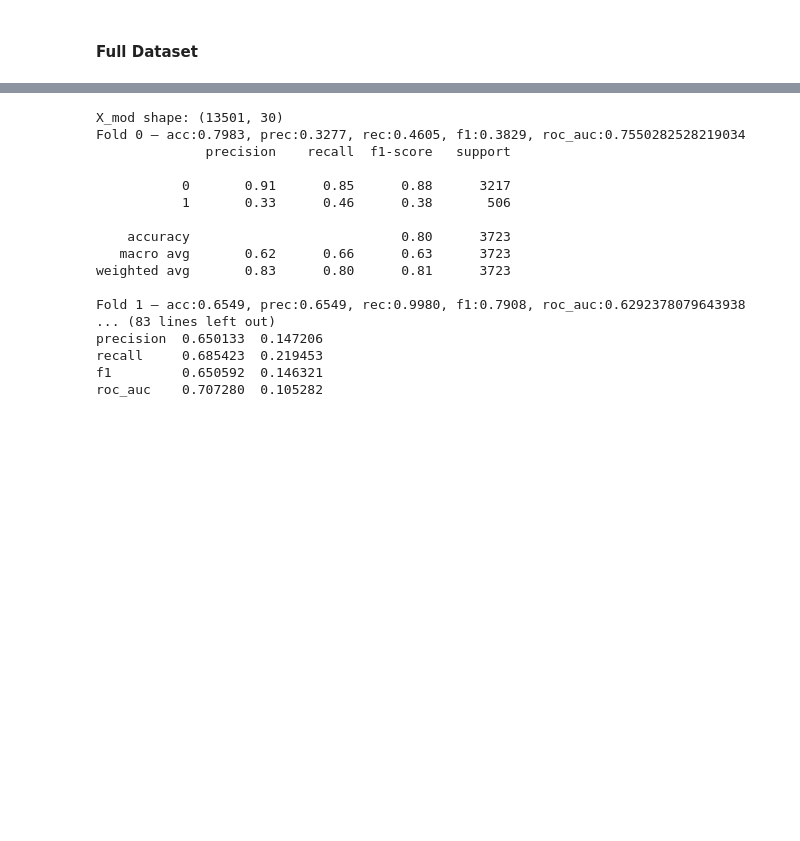
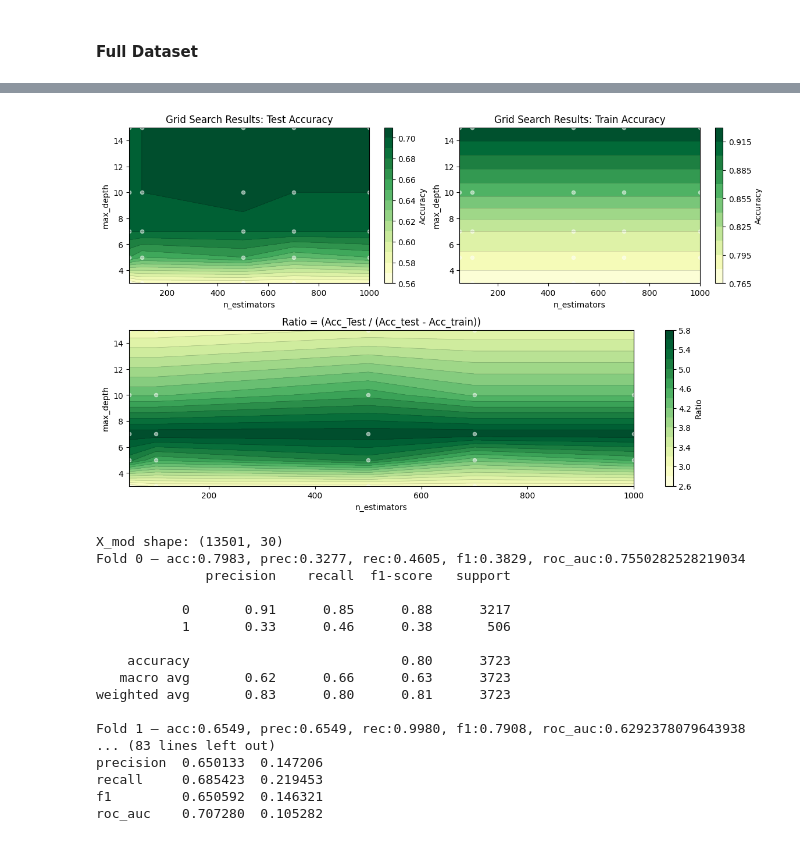
Before and after one commit to emanuel-gf/PlantNet-Species-ML-Project, a Jupyter notebook: milestone2.ipynb, the cells around one changed output, grey strips where cells are left out. Drawn from its saved outputs; the diff is of its cells as text; code cells hidden in the pictures; blank space fills up the shorter version.

Commit message:
- nice plot gridsearch

```diff
--- a/milestone2.ipynb
+++ b/milestone2.ipynb
@@ -1059,3 +986,69 @@ plt.show()
+# %%
+from scipy.interpolate import griddata
+import matplotlib.pyplot as plt
+import matplotlib.gridspec as gridspec
+
+dfgs['mean_test'] = dfgs['mean_test_score'].apply(lambda x:np.round(x,2))
+dfgs['mean_train'] = dfgs['mean_train_score'].apply(lambda x:np.round(x,2))
+
+## X,Y,Z
+n_estimators = dfgs['param_clf__n_estimators'].values
+max_depth = dfgs['param_clf__max_depth'].values
+accuracy = dfgs['mean_test'].values
+accuracy_train = dfgs['mean_train'].values
+
+# Create a regular grid
+n_est_unique = np.sort(dfgs['param_clf__n_estimators'].unique())
+max_depth_unique = np.sort(dfgs['param_clf__max_depth'].unique())
+X, Y = np.meshgrid(n_est_unique, max_depth_unique)
+
+# Interpolate the accuracy values onto the grid
+Z = griddata((n_estimators, max_depth), accuracy, (X, Y), method='cubic')
+Z_train = griddata((n_estimators,max_depth), accuracy_train, (X,Y), method='cubic')
+
+## ------------------------------------
+# Create figure with GridSpec
+fig = plt.figure(figsize=(14, 8))
+gs = gridspec.GridSpec(2, 2, figure=fig, hspace=0.3, wspace=0.1)
+
+# Create axes: top row has 2 subplots, bottom row spans full width
+ax0 = fig.add_subplot(gs[0, 0])
+ax1 = fig.add_subplot(gs[0, 1])
+ax2 = fig.add_subplot(gs[1, :])  # Spans both columns
+
+# Plot 1: Test Accuracy
+CS = ax0.contourf(X, Y, Z, levels=15, cmap='YlGn')
+ax0.contour(X, Y, Z, levels=15, colors='black', alpha=0.2, linewidths=0.5)
+ax0.set_xlabel('n_estimators')
+ax0.set_ylabel('max_depth')
+ax0.set_title('Grid Search Results: Test Accuracy')
+plt.colorbar(CS, ax=ax0, label='Accuracy')
+ax0.scatter(n_estimators, max_depth, c='white', s=20, alpha=0.5, label='Grid points')
+
+# Plot 2: Train Accuracy
+CS = ax1.contourf(X, Y, Z_train, levels=15, cmap='YlGn')
+ax1.contour(X, Y, Z_train, levels=15, colors='black', alpha=0.2, linewidths=0.5)
+ax1.set_xlabel('n_estimators')
+ax1.set_ylabel('max_depth')
+ax1.set_title('Grid Search Results: Train Accuracy')
+plt.colorbar(CS, ax=ax1, label='Accuracy')
+ax1.scatter(n_estimators, max_depth, c='white', s=20, alpha=0.5, label='Grid points')
+
+# Plot 3: Ratio (spans full width)
+ratio = dfgs['ratio'].values
+Z_ratio = griddata((n_estimators, max_depth), ratio, (X, Y), method='cubic')
+
+CS = ax2.contourf(X, Y, Z_ratio, levels=15, cmap='YlGn')
+ax2.contour(X, Y, Z_ratio, levels=15, colors='black', alpha=0.2, linewidths=0.5)
+ax2.set_xlabel('n_estimators')
+ax2.set_ylabel('max_depth')
+ax2.set_title('Ratio = (Acc_Test / (Acc_test - Acc_train))')
+plt.colorbar(CS, ax=ax2, label='Ratio')
+ax2.scatter(n_estimators, max_depth, c='white', s=20, alpha=0.5, label='Grid points')
+
+plt.show()
+# %% [output]
+[figure, added]
 # %%
 hf_cols = [
        'footprint_HumanFootprint-Railways', 'footprint_HumanFootprint-Roads',
```
Also changed, not shown: parts of 6 cells of this notebook.
